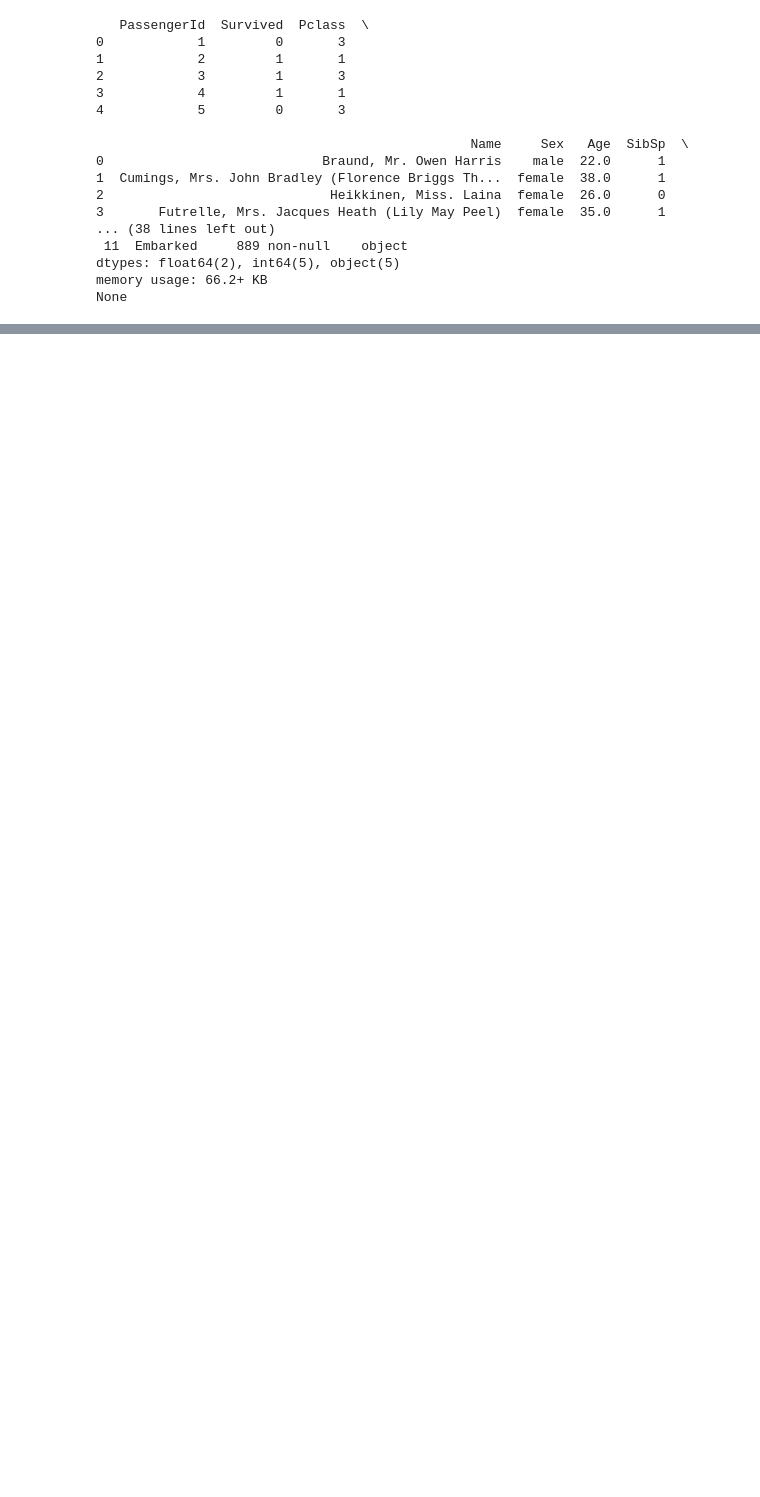
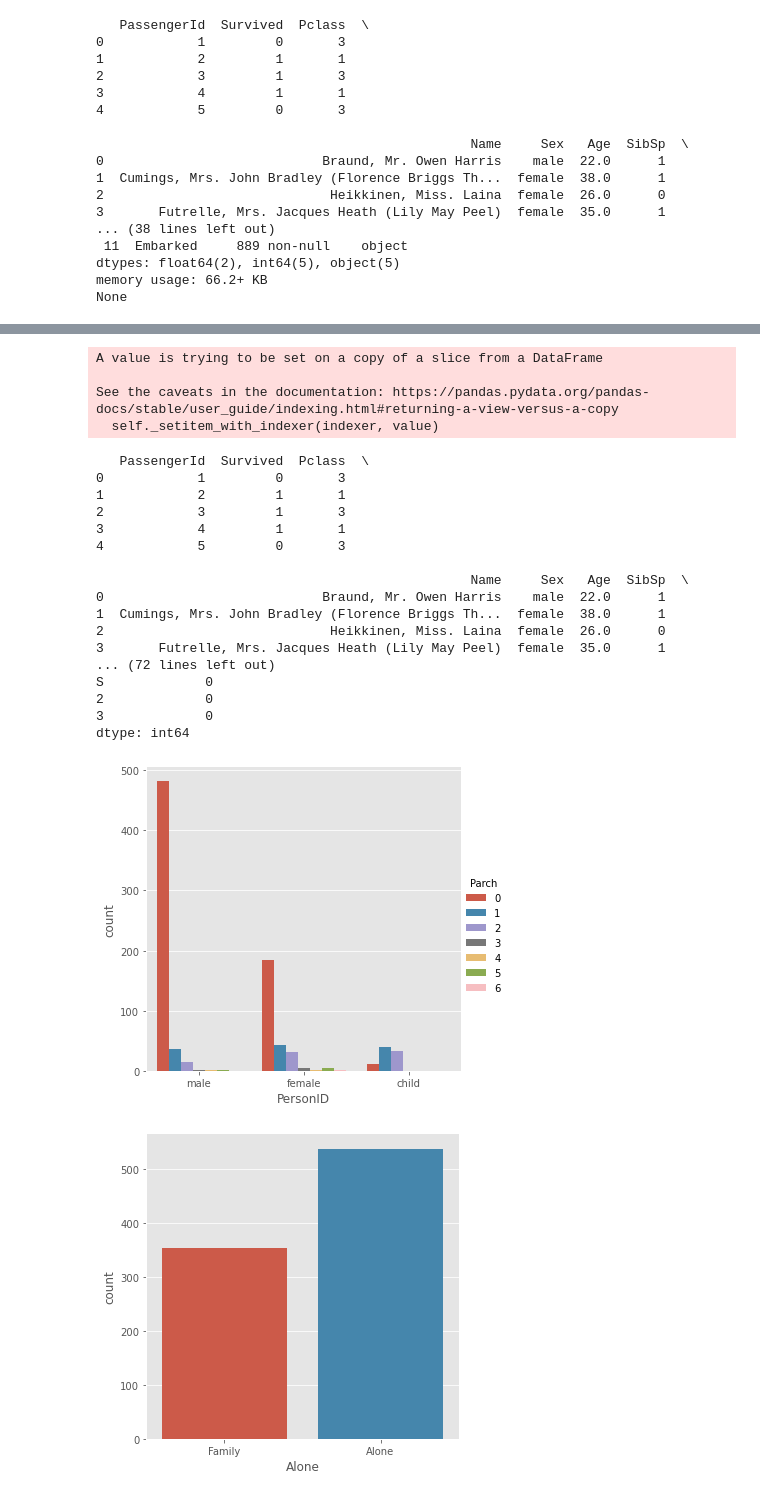
Before and after one commit to rishitaggarwal1/Titanic_Analysis, a Jupyter notebook: titanic.ipynb, the cells around one changed output, grey strips where cells are left out. Drawn from its saved outputs; the diff is of its cells as text; code cells hidden in the pictures; blank space fills up the shorter version.

```diff
--- a/titanic.ipynb
+++ b/titanic.ipynb
@@ -38,0 +102,48 @@ None
+# %%
+sns.catplot('PersonID', hue = 'Parch', data = titanic_df, kind = 'count')
+titanic_df['Alone'] = titanic_df.SibSp + titanic_df.Parch
+titanic_df['Alone'].loc[titanic_df['Alone']>0] = 'Family'
+titanic_df['Alone'].loc[titanic_df['Alone']==0] = 'Alone'
+sns.catplot('Alone', data = titanic_df,  kind = 'count')
+sns.catplot('Survived', hue = 'Pclass',   data = titanic_df, kind="count")
+sns.catplot('Survived', hue = 'PersonID',   data = titanic_df, kind="count")
+sns.catplot('Alone',hue='Survived',data=titanic_df,kind="count")
+titanic_df.drop("Cabin" , axis = 1 , inplace = True )
+print(titanic_df.head())
+sex = pd.get_dummies(titanic_df["Sex"] , drop_first = True)
+print(sex.head())
+embark = pd.get_dummies(titanic_df["Embarked"], drop_first = True)
+print(embark.head())
+Pcl = pd.get_dummies(titanic_df["Pclass"] , drop_first = True)
+print(Pcl.head())
+titanic_df = pd.concat([titanic_df , sex , embark , Pcl] , axis = 1)
+print(titanic_df.head())
+titanic_df.drop(['Sex' , 'Pclass' , 'Embarked' , 'PassengerId' , 'Name' , 'Ticket'] , axis = 1 , inplace = True)
+print(titanic_df.head())
+titanic_df.drop(['PersonID','Alone'],axis=1,inplace=True)
+print(titanic_df.head())
+print(titanic_df.isnull().sum())
+# %% [output]
+A value is trying to be set on a copy of a slice from a DataFrame
+
+See the caveats in the documentation: https://pandas.pydata.org/pandas-docs/stable/user_guide/indexing.html#returning-a-view-versus-a-copy
+  self._setitem_with_indexer(indexer, value)
+   PassengerId  Survived  Pclass  \
+0            1         0       3
+1            2         1       1
+2            3         1       3
+3            4         1       1
+4            5         0       3
+
+                                                Name     Sex   Age  SibSp  \
+0                            Braund, Mr. Owen Harris    male  22.0      1
+1  Cumings, Mrs. John Bradley (Florence Briggs Th...  female  38.0      1
+2                             Heikkinen, Miss. Laina  female  26.0      0
+3       Futrelle, Mrs. Jacques Heath (Lily May Peel)  female  35.0      1
+... (72 lines left out)
+S             0
+2             0
+3             0
+dtype: int64
+[figure, added]
+[figure, added]
```
Also changed, not shown: parts of 4 cells of this notebook.
